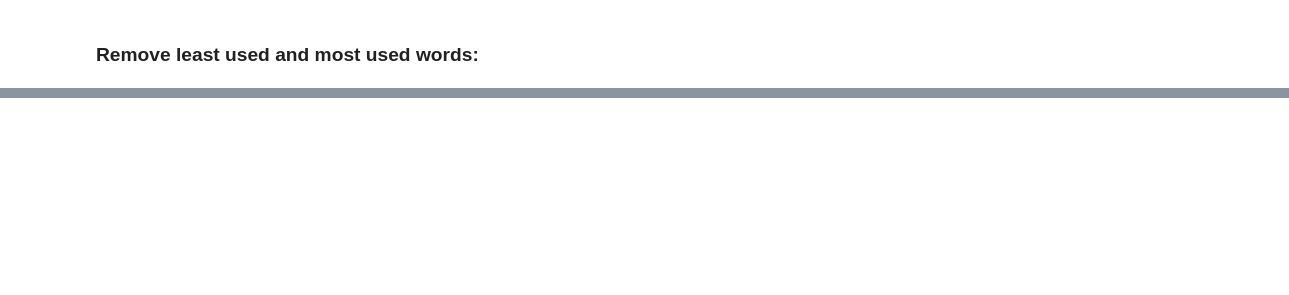
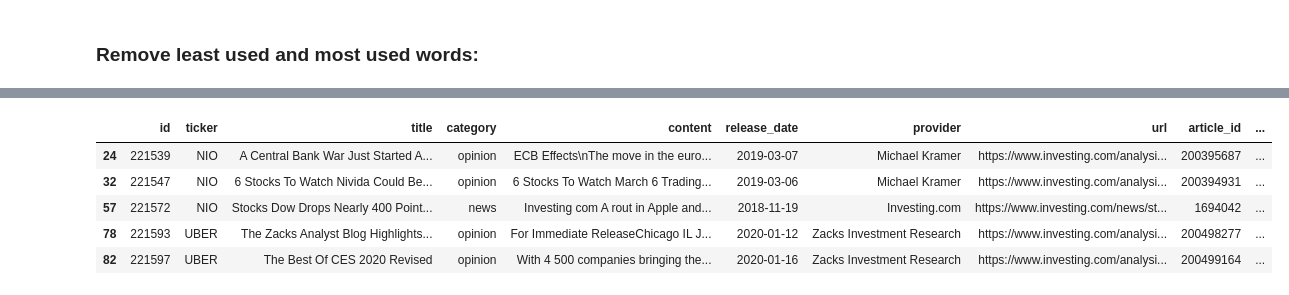
Before and after one commit to Floor99/NLP_group_9, a Jupyter notebook: NLP/nlp/A2.ipynb, the cells around one changed output, grey strips where cells are left out. Drawn from its saved outputs; the diff is of its cells as text; code cells hidden in the pictures; blank space fills up the shorter version.

Commit message:
full preprocess steps

```diff
--- a/NLP/nlp/A2.ipynb
+++ b/NLP/nlp/A2.ipynb
@@ -214,0 +171,4 @@ least_common
+# %%
+# find n most frequent words
+most_frequent_words = n_most_frequent_words(df_filtered_on_content['preprocessed_content'], 5)
+most_frequent_words
@@ -214,0 +177,5 @@ least_common
+# %%
+# create new column with word_removal ( ik doe dit omdat het niet altijd goed is om woorden te verwijderen, dan kunnen we nog even kijken wat beter is )
+# remove n most frequent words from preprocessed content
+
+df_filtered_on_content.loc[:, 'most_word_removal'] = multiple_word_remove_func(df_filtered_on_content['preprocessed_content'], most_frequent_words)
@@ -214,0 +188,4 @@ least_common
+# %%
+least_used = n_times_least_used(df_filtered_on_content['preprocessed_content'], 5)      # we moeten even bepalen hoeveel we willen verwijderen
+# %%
+df_filtered_on_content.loc[:, 'least_word_removal'] = multiple_word_remove_func(df_filtered_on_content['preprocessed_content'], least_used)
@@ -214,0 +198,9 @@ least_common
+# %%
+df_filtered_on_content.head()
+# %% [output]
+|  | id | ticker | title | category | content | release_date | provider | url | article_id | ... |
+| 24 | 221539 | NIO | A Central Bank War Just Started A... | opinion | ECB Effects\nThe move in the euro... | 2019-03-07 | Michael Kramer | https://www.investing.com/analysi... | 200395687 | ... |
+| 32 | 221547 | NIO | 6 Stocks To Watch Nivida Could Be... | opinion | 6 Stocks To Watch March 6 Trading... | 2019-03-06 | Michael Kramer | https://www.investing.com/analysi... | 200394931 | ... |
+| 57 | 221572 | NIO | Stocks Dow Drops Nearly 400 Point... | news | Investing com A rout in Apple and... | 2018-11-19 | Investing.com | https://www.investing.com/news/st... | 1694042 | ... |
+| 78 | 221593 | UBER | The Zacks Analyst Blog Highlights... | opinion | For Immediate ReleaseChicago IL J... | 2020-01-12 | Zacks Investment Research | https://www.investing.com/analysi... | 200498277 | ... |
+| 82 | 221597 | UBER | The Best Of CES 2020 Revised | opinion | With 4 500 companies bringing the... | 2020-01-16 | Zacks Investment Research | https://www.investing.com/analysi... | 200499164 | ... |
```
Also changed, not shown: parts of 15 cells of this notebook, 1 other file.
